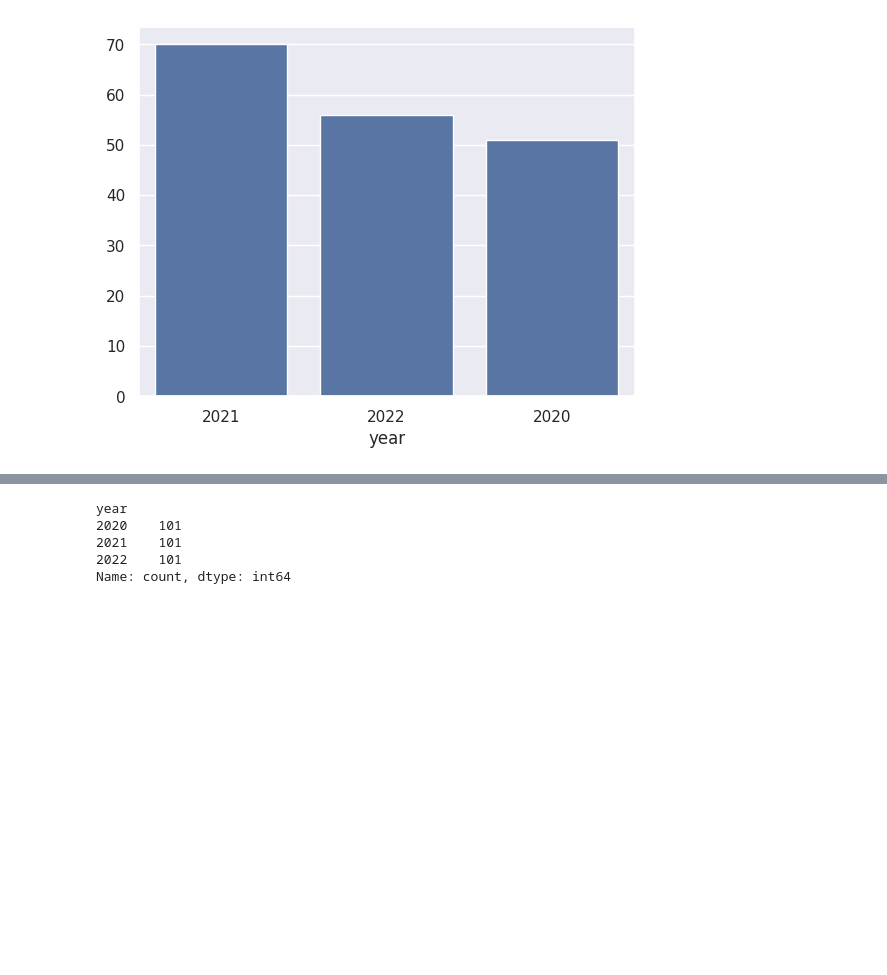
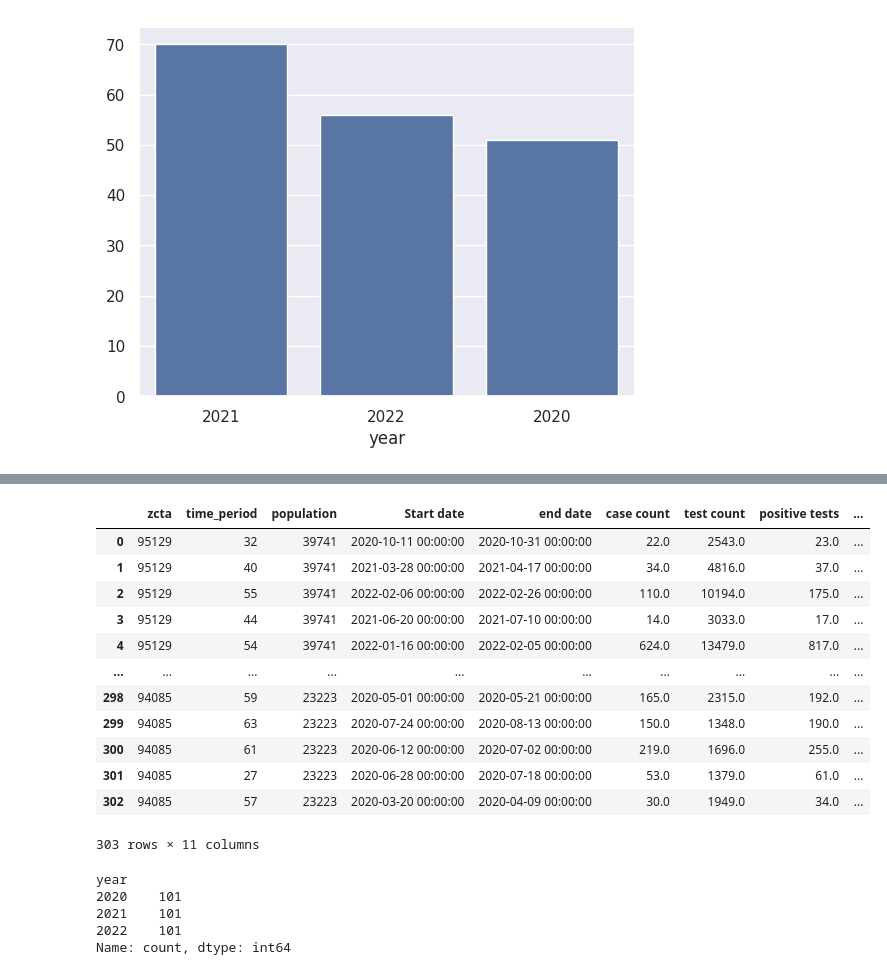
Before and after one commit to RedhaWassim/DataMining-project, a Jupyter notebook: notebook/EDA part 2.ipynb, the cells around one changed output, grey strips where cells are left out. Drawn from its saved outputs; the diff is of its cells as text; code cells hidden in the pictures; blank space fills up the shorter version.

```diff
--- a/notebook/EDA part 2.ipynb
+++ b/notebook/EDA part 2.ipynb
@@ -317,3 +312,48 @@ df3.drop(columns=['year'],inplace=True)
+# %%
+df3=df8.copy()
+# %%
+#add respective tears to start date and end date to balance data
+from datetime import datetime
+import re
+for i, year_value in enumerate(df3['Start date']):
+    match = re.search(r'\b(\d{4})\b', str(year_value))
+    if not match :
+        val='/'+df3.at[i, 'year']
+        year_value += val
+        date_object = datetime.strptime(year_value, '%d/%m/%Y')
+        df3.at[i, 'Start date'] = date_object
+    else :
+        date_object = datetime.strptime(year_value, '%m/%d/%Y')
+        df3.at[i, 'Start date'] = date_object
+
+for i, year_value in enumerate(df3['end date']):
+    match = re.search(r'\b(\d{4})\b', str(year_value))
+    if not match :
+        val='/'+df3.at[i, 'year']
+        year_value += val
+        date_object = datetime.strptime(year_value, '%d/%m/%Y')
+        df3.at[i, 'end date'] = date_object
+    else :
+        date_object = datetime.strptime(year_value, '%m/%d/%Y')
+        df3.at[i, 'end date'] = date_object
+
+df3.drop(columns=['year'],inplace=True)
+# %%
+df3
+# %% [output]
+|  | zcta | time_period | population | Start date | end date | case count | test count | positive tests | ... |
+| 0 | 95129 | 32 | 39741 | 2020-10-11 00:00:00 | 2020-10-31 00:00:00 | 22.0 | 2543.0 | 23.0 | ... |
+| 1 | 95129 | 40 | 39741 | 2021-03-28 00:00:00 | 2021-04-17 00:00:00 | 34.0 | 4816.0 | 37.0 | ... |
+| 2 | 95129 | 55 | 39741 | 2022-02-06 00:00:00 | 2022-02-26 00:00:00 | 110.0 | 10194.0 | 175.0 | ... |
+| 3 | 95129 | 44 | 39741 | 2021-06-20 00:00:00 | 2021-07-10 00:00:00 | 14.0 | 3033.0 | 17.0 | ... |
+| 4 | 95129 | 54 | 39741 | 2022-01-16 00:00:00 | 2022-02-05 00:00:00 | 624.0 | 13479.0 | 817.0 | ... |
+| ... | ... | ... | ... | ... | ... | ... | ... | ... | ... |
+| 298 | 94085 | 59 | 23223 | 2020-05-01 00:00:00 | 2020-05-21 00:00:00 | 165.0 | 2315.0 | 192.0 | ... |
+| 299 | 94085 | 63 | 23223 | 2020-07-24 00:00:00 | 2020-08-13 00:00:00 | 150.0 | 1348.0 | 190.0 | ... |
+| 300 | 94085 | 61 | 23223 | 2020-06-12 00:00:00 | 2020-07-02 00:00:00 | 219.0 | 1696.0 | 255.0 | ... |
+| 301 | 94085 | 27 | 23223 | 2020-06-28 00:00:00 | 2020-07-18 00:00:00 | 53.0 | 1379.0 | 61.0 | ... |
+| 302 | 94085 | 57 | 23223 | 2020-03-20 00:00:00 | 2020-04-09 00:00:00 | 30.0 | 1949.0 | 34.0 | ... |
+303 rows × 11 columns
 # %%
 df3['year'].value_counts()
 # %% [output]
```
Also changed, not shown: parts of 15 cells of this notebook, 10 other files.
